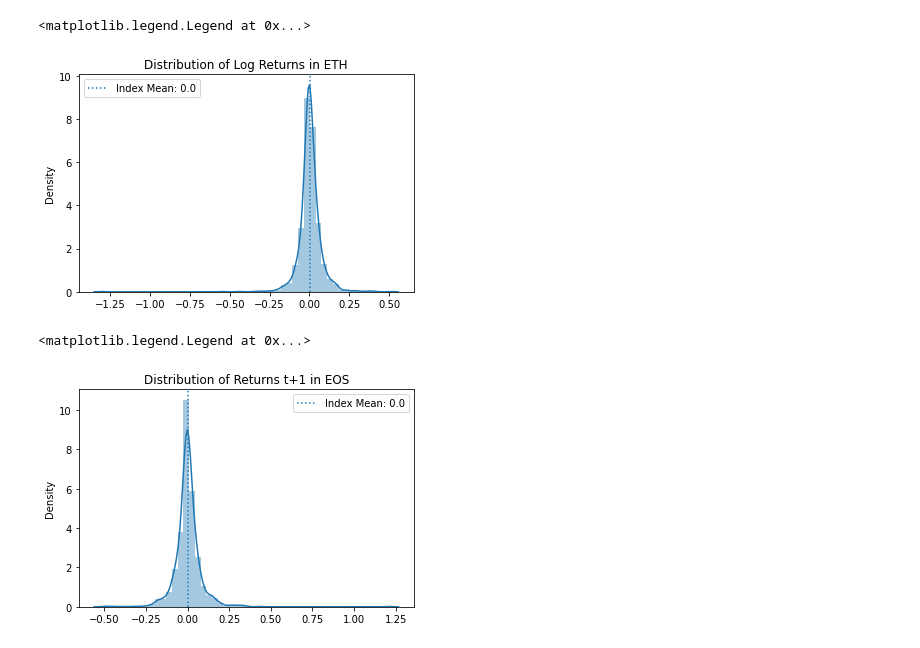
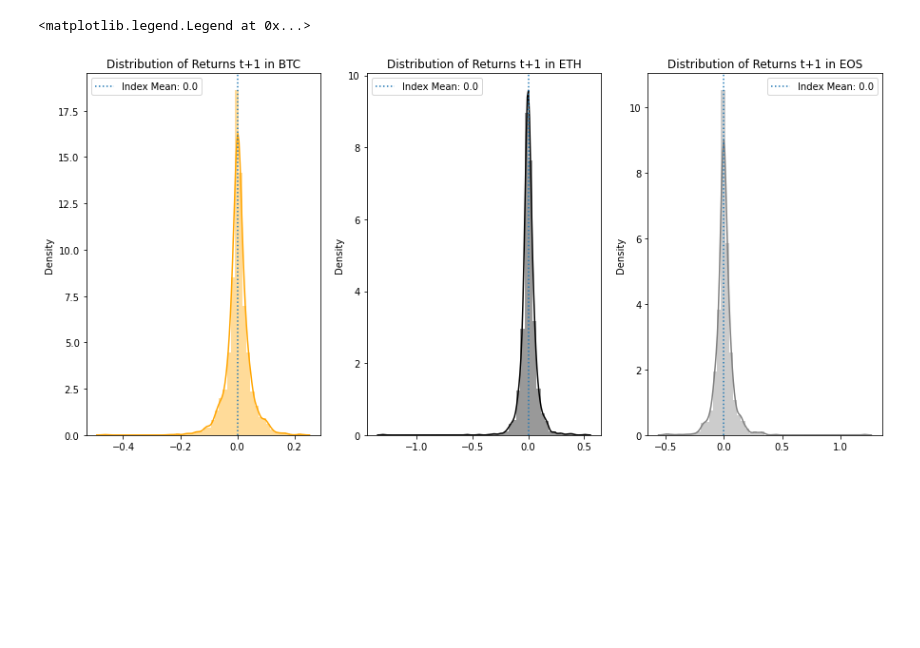
Before and after one commit to GuillaumePv/data-analysis-crypto, a Jupyter notebook: notebooks/visualization.ipynb, the cells around one changed output. Drawn from its saved outputs; the diff is of its cells as text; code cells hidden in the pictures; blank space fills up the shorter version.

```diff
--- a/notebooks/visualization.ipynb
+++ b/notebooks/visualization.ipynb
@@ -33,21 +23,30 @@ plt.legend()
-# %%
-return_eth = data_eth.df['Close_ret_t+1'].dropna().values
-sns.distplot(return_eth)
-mean_return = return_eth.mean()
-plt.title('Distribution of Returns t+1 in ETH')
-plt.axvline(mean_return, ls=':', label='Index Mean: {}'.format(round(mean_return, 2)))
-plt.legend()
-# %% [output]
-<matplotlib.legend.Legend at 0x...>
-[figure, removed]
 # %%
+plt.figure(figsize=(15,7))
+
+plt.subplot(131)
+return_btc = data_btc.df['Close_ret_t+1'].dropna().values
+sns.distplot(return_btc,color='orange')
+mean_return = return_btc.mean()
+plt.title('Distribution of Returns t+1 in BTC')
+plt.axvline(mean_return, ls=':', label='Index Mean: {}'.format(round(mean_return, 2)))
+plt.legend()
+
+plt.subplot(132)
+return_eth = data_eth.df['Close_ret_t+1'].dropna().values
+sns.distplot(return_eth,color='black')
+mean_return = return_eth.mean()
+plt.title('Distribution of Returns t+1 in ETH')
+plt.axvline(mean_return, ls=':', label='Index Mean: {}'.format(round(mean_return, 2)))
+plt.legend()
+
+plt.subplot(133)
 data_eos.df = data_eos.df.dropna()
 return_eos = data_eos.df['Close_ret_t+1'].values
-sns.distplot(return_eos)
+sns.distplot(return_eos,color='gray')
 mean_return = return_eos.mean()
 plt.title('Distribution of Returns t+1 in EOS')
 plt.axvline(mean_return, ls=':', label='Index Mean: {}'.format(round(mean_return, 2)))
 plt.legend()
 # %% [output]
 <matplotlib.legend.Legend at 0x...>
-[figure, old version]
+[figure, new version]
```
Also changed, not shown: parts of 9 cells of this notebook.
